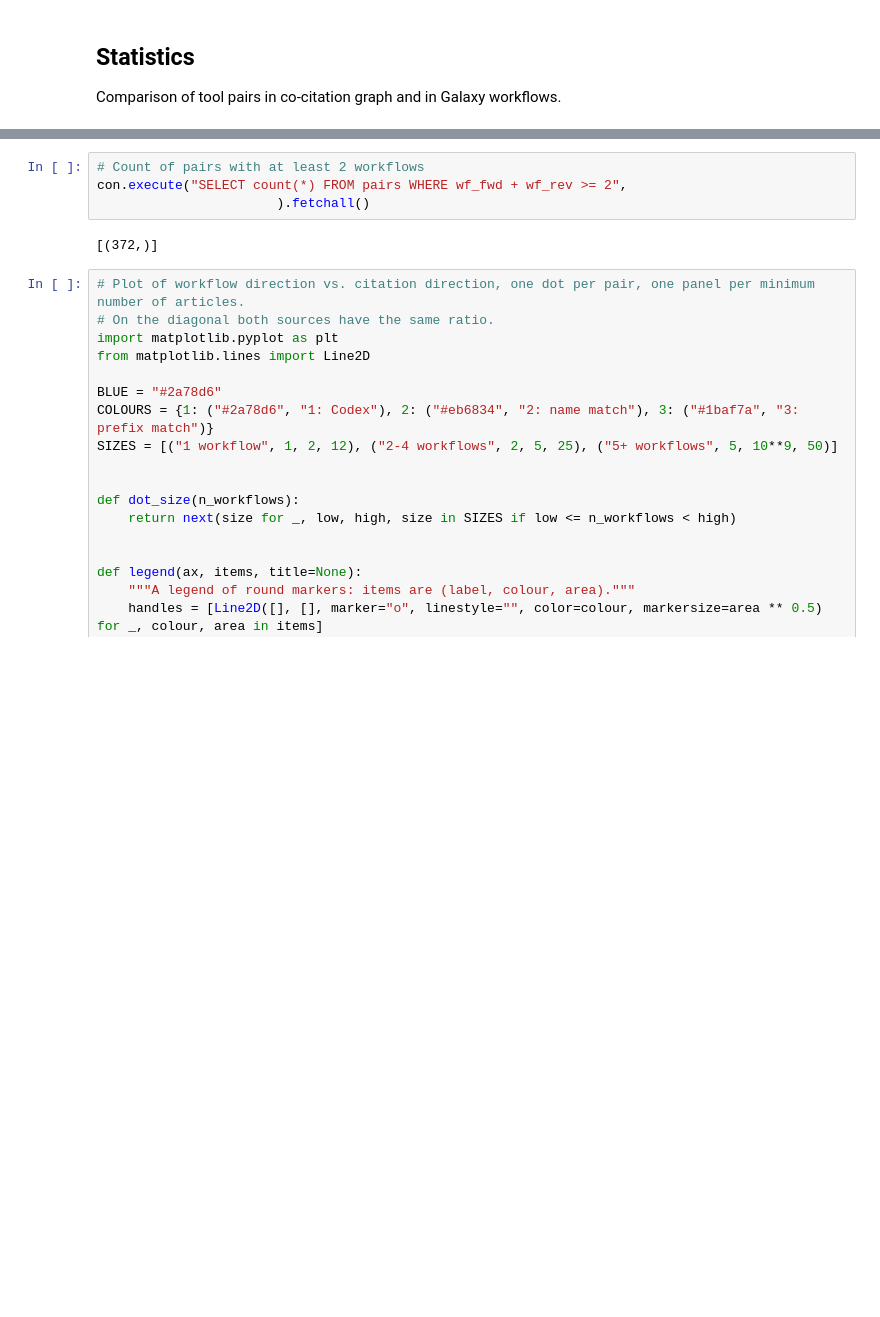
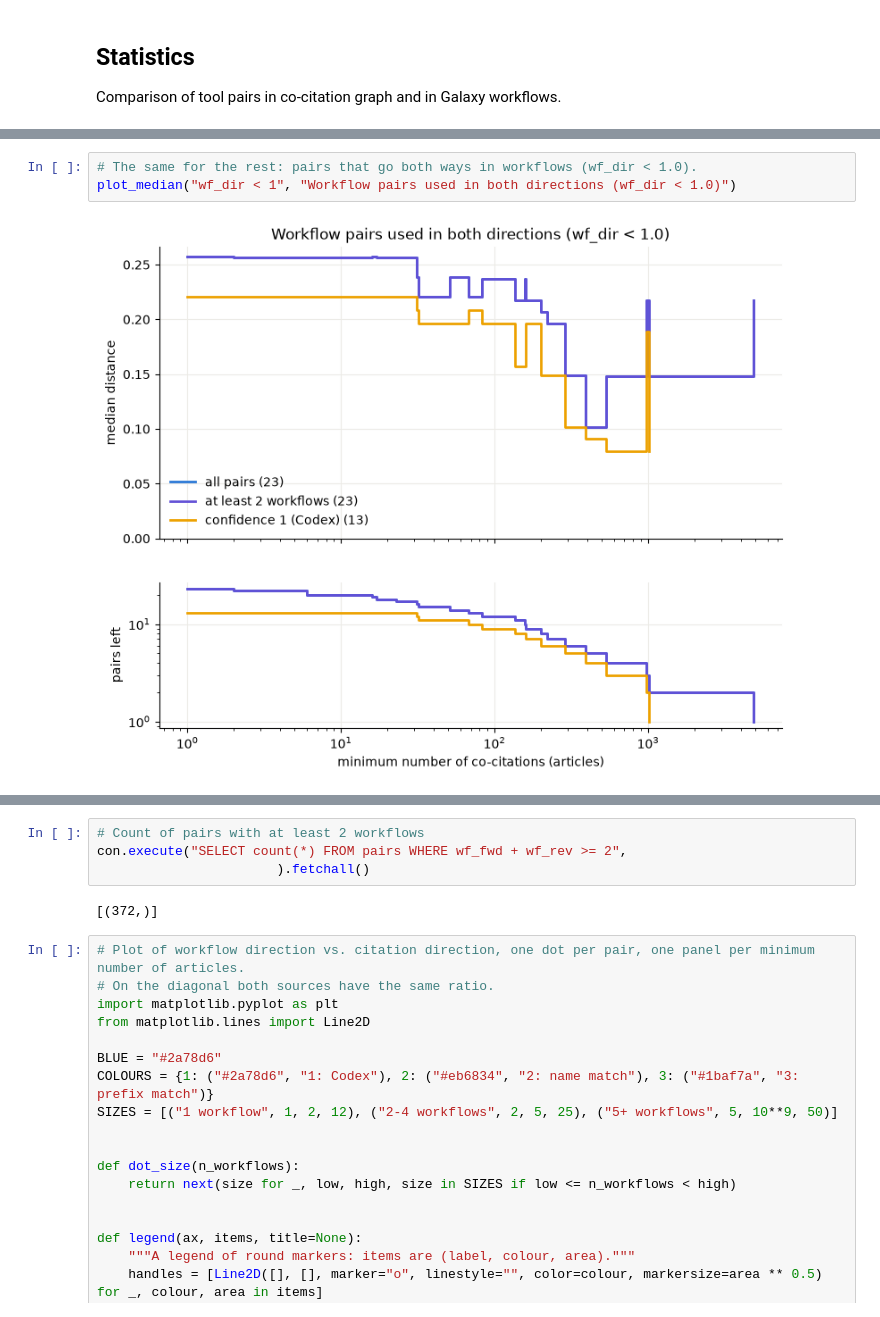
Before and after one commit to YojanaGadiya/BH2026-InSoLiTo, a Jupyter notebook: directed-graph/workflowhub/compare_citation_edges_galaxy.ipynb, the cells around one changed output, grey strips where cells are left out. Cells and saved outputs as stored; diff of their text form; blank space fills up the shorter version.

```diff
--- a/directed-graph/workflowhub/compare_citation_edges_galaxy.ipynb
+++ b/directed-graph/workflowhub/compare_citation_edges_galaxy.ipynb
@@ -182,0 +214,5 @@ plt.show()
+# %%
+# The same for the rest: pairs that go both ways in workflows (wf_dir < 1.0).
+plot_median("wf_dir < 1", "Workflow pairs used in both directions (wf_dir < 1.0)")
+# %% [output]
+[figure, added]
```
Also changed, not shown: parts of 17 cells of this notebook, 1 other file.
